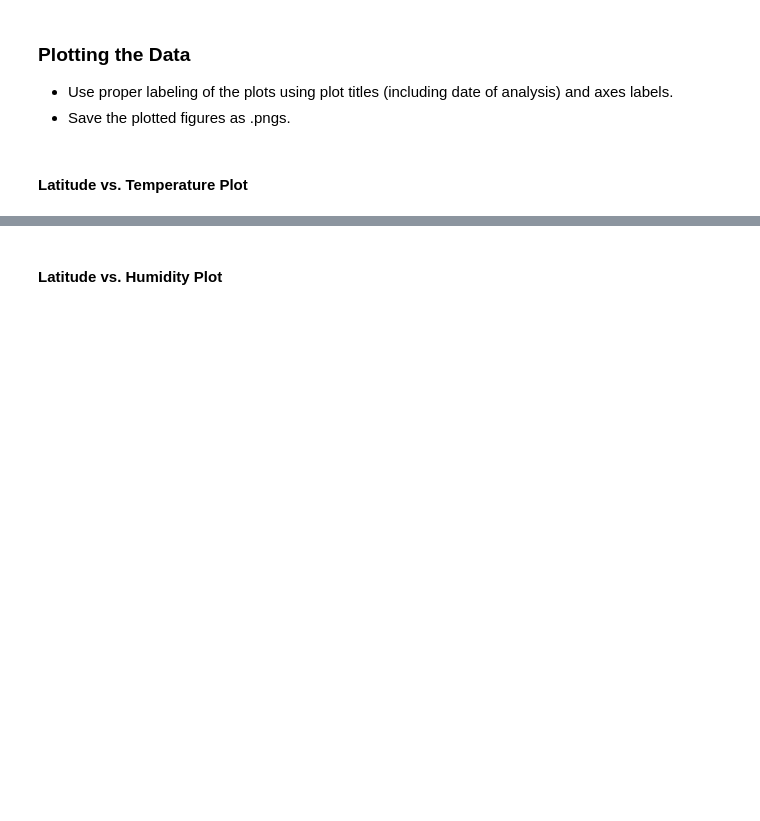
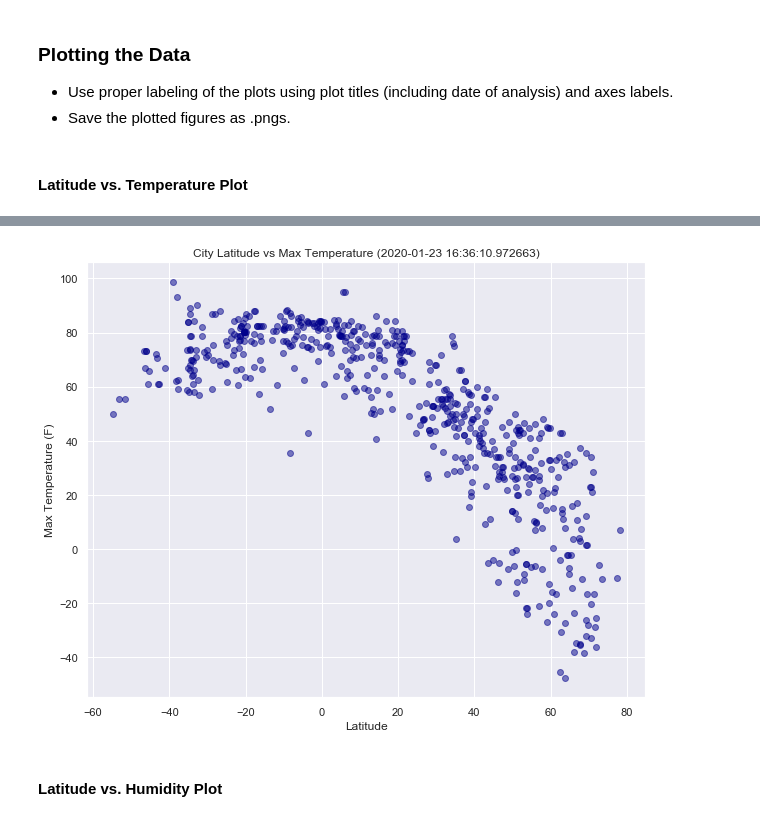
Before and after one commit to namvanluu27/python-api-challenge, a Jupyter notebook: WeatherPy/WeatherPy.ipynb, the cells around one changed output, grey strips where cells are left out. Drawn from its saved outputs; the diff is of its cells as text; code cells hidden in the pictures; blank space fills up the shorter version.

```diff
--- a/WeatherPy/WeatherPy.ipynb
+++ b/WeatherPy/WeatherPy.ipynb
@@ -97,0 +136,16 @@ dtype: int64
+# %%
+# Create DataFrame, Define Actual Dictionary
+weather_dictionary = {
+    "City": new_cities,
+    "Cloudiness" : cloudiness,
+    "Country" : country,
+    "Date" : date,
+    "Humidity" : humidity,
+    "Temp": temp,
+    "Lat" : lat,
+    "Lng" : lng,
+    "Wind Speed" : wind
+}
+
+weather_df = pd.DataFrame(weather_dictionary)
+weather_df.count()
@@ -107,2 +183,13 @@ dtype: int64
+# %%
+plt.figure(figsize=(10,8))
+sns.set()
+plt.scatter(weather_df["Lat"], weather_df["Temp"], color='DarkBlue', alpha=.5)
+plt.xlabel("Latitude")
+plt.ylabel("Max Temperature (F)")
+plt.title(f"City Latitude vs Max Temperature ({datetime.today()})")
+plt.savefig("LatVTemp.png")
+plt.show()
+# %% [output]
+[figure, added]
 # %% [markdown]
 #### Latitude vs. Humidity Plot
```
Also changed, not shown: parts of 16 cells of this notebook, 4 other files.
